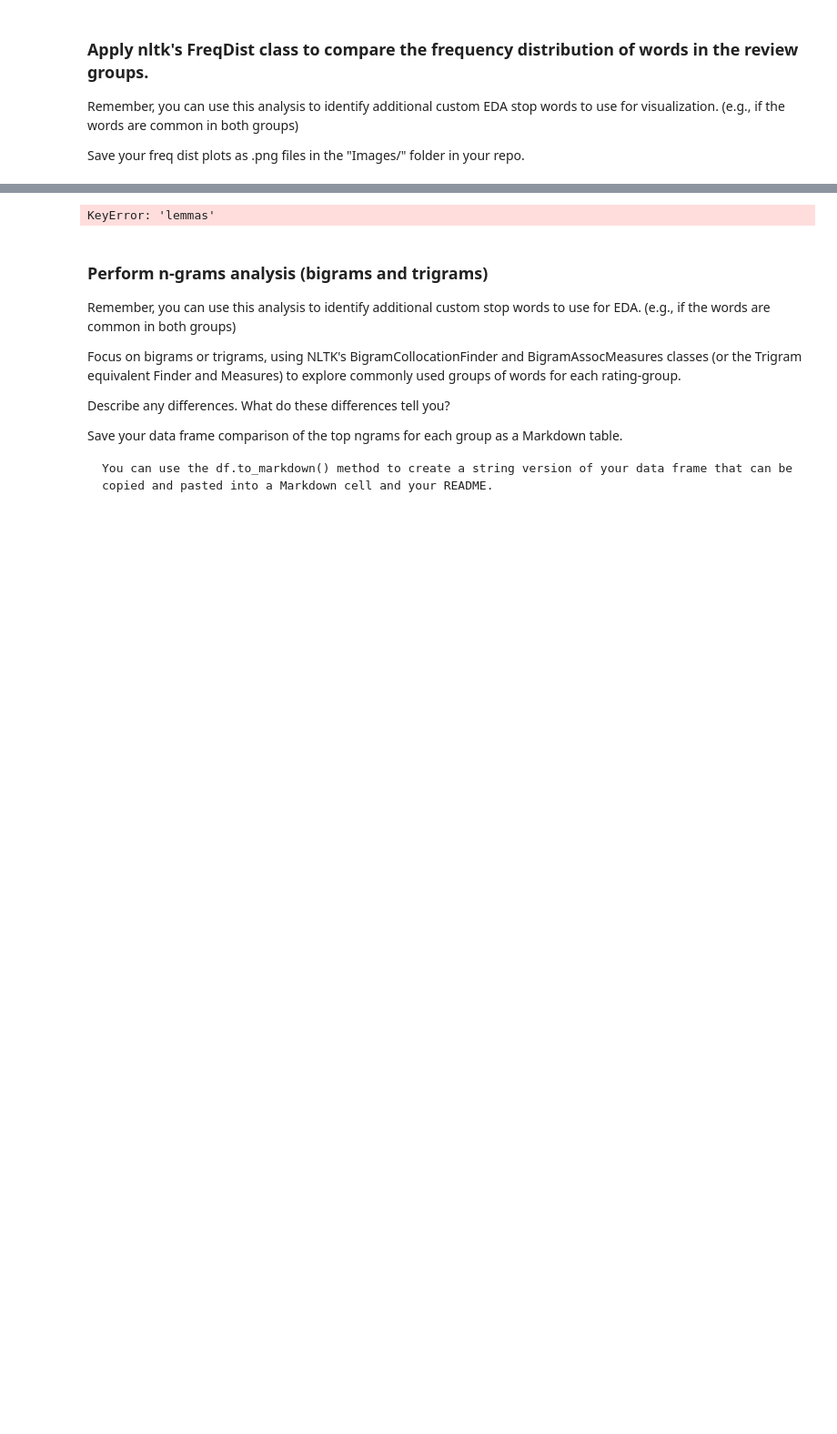
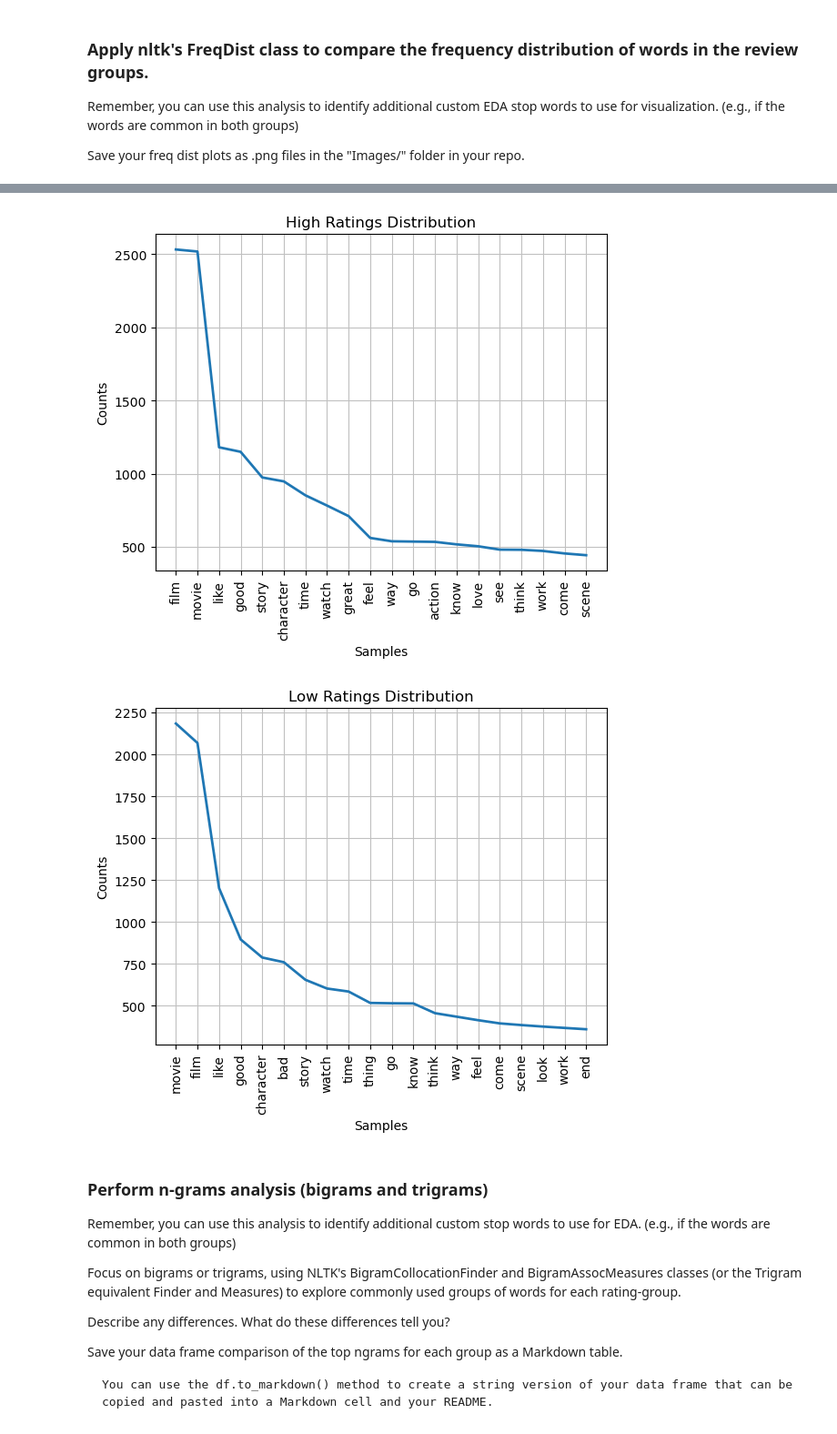
Before and after one commit to EhLeeOod/movie-project, a Jupyter notebook: project-2-part-5.ipynb, the cells around one changed output, grey strips where cells are left out. Shown: that part at 91% size. Cells and saved outputs as stored; diff of their text form; code cells hidden in the pictures; blank space fills up the shorter version.

```diff
--- a/project-2-part-5.ipynb
+++ b/project-2-part-5.ipynb
@@ -232,6 +232,6 @@ Save your freq dist plots as .png files in the "Images/" folder in your repo.
 # %%
 # split df into high and low
 
-high_rating = df[df['high_low']=='high']
-low_rating = df[df['high_low']=='low']
-high_rating.head()
+df_high = df[df['high_low']=='high']
+df_low = df[df['high_low']=='low']
+df_high.head()
@@ -238,13 +245,15 @@ high_rating.head()
 # %%
-high_words = filter_high['lemmas'].explode().to_list()
-low_words = filter_low['lemmas'].explode().to_list()
+high_lemmas = df_high['spacy_lemmas'].explode().to_list()
+low_lemmas = df_low['spacy_lemmas'].explode().to_list()
 
-high_freq_dist = FreqDist(high_words)
-low_freq_dist = FreqDist(low_words)
+high_dist = FreqDist(high_lemmas)
+low_dist = FreqDist(low_lemmas)
 
-high_freq_dist.plot(20, title = 'High Rating Lemmas Distribution');
+high_dist.plot(20, title = 'High Ratings Distribution');
+low_dist.plot(20, title = 'Low Ratings Distribution');
 # %% [output]
-KeyError: 'lemmas'
+[figure, added]
+[figure, added]
 # %% [markdown]
 ### Perform n-grams analysis (bigrams and trigrams)
 
```
Also changed, not shown: parts of 1 cell of this notebook.
